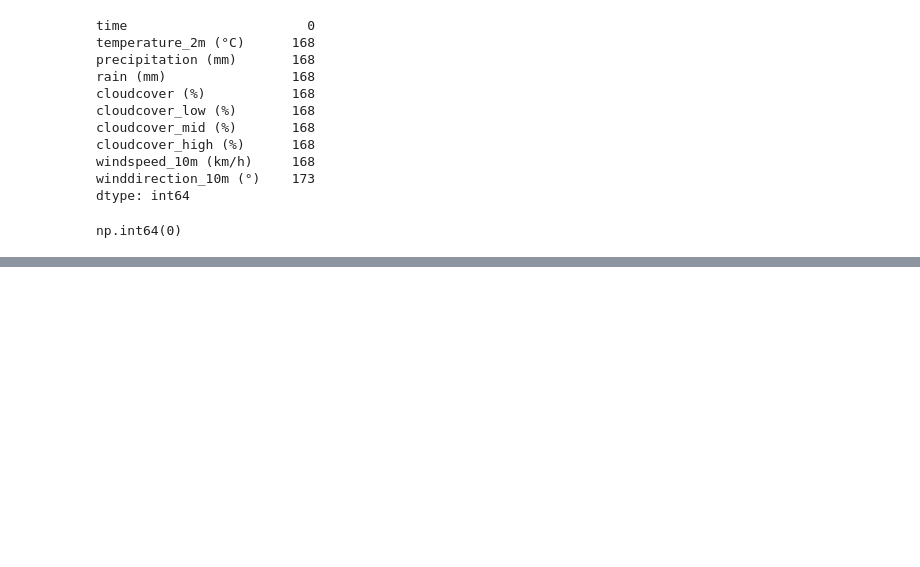
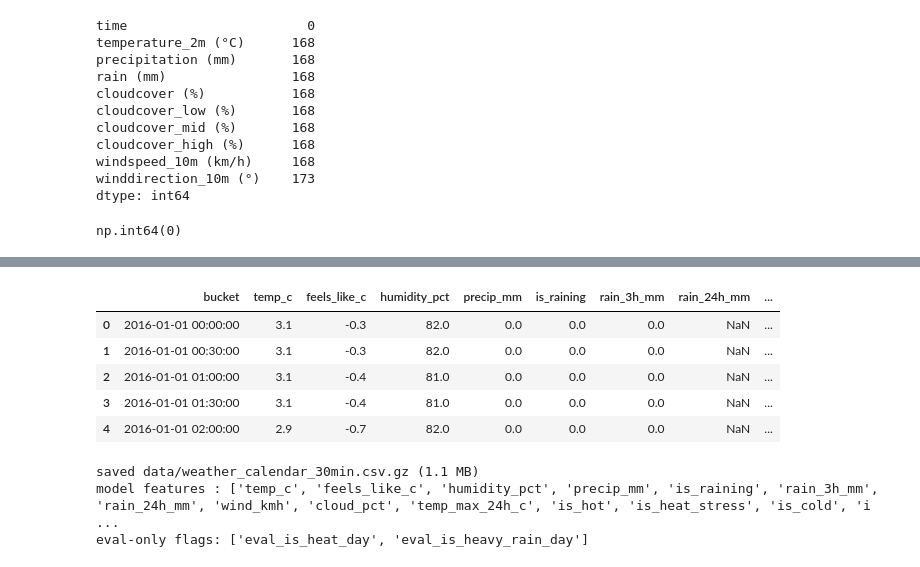
Before and after one commit to Mellerayba/Team-Grease-IBMZDatathon2026, a Jupyter notebook: notebooks/DarraghC.ipynb, the cells around one changed output, grey strips where cells are left out. Drawn from its saved outputs; the diff is of its cells as text; code cells hidden in the pictures; blank space fills up the shorter version.

```diff
--- a/notebooks/DarraghC.ipynb
+++ b/notebooks/DarraghC.ipynb
@@ -72,0 +227,20 @@ np.int64(0)
+# %%
+from pandas.tseries.holiday import USFederalHolidayCalendar
+
+days = pd.DataFrame({"date": pd.date_range(w.index.min().floor("D"), w.index.max().floor("D"))})
+hol = USFederalHolidayCalendar().holidays(days.date.min(), days.date.max())
+days["is_holiday"] = days.date.isin(hol).astype(int)
+days["is_day_before_holiday"] = days.is_holiday.shift(-1, fill_value=0)
+days["is_day_after_holiday"] = days.is_holiday.shift(1, fill_value=0)
+
+daily = w.temperature_2m.resample("D").max().rename("tmax")
+rain_day = w.precipitation.resample("D").sum().rename("rain_mm")
+days = days.merge(daily.reset_index().rename(columns={"time": "date"}), on="date", how="left") \
+           .merge(rain_day.reset_index().rename(columns={"time": "date"}), on="date", how="left")
+days["eval_is_heat_day"] = (days.tmax >= 32).astype(int)           # ~90F
+days["eval_is_heavy_rain_day"] = (days.rain_mm >= 12.7).astype(int)  # ~0.5in
+CALENDAR_FEATURES = ["is_holiday", "is_day_before_holiday", "is_day_after_holiday"]
+EVAL_FLAGS = ["eval_is_heat_day", "eval_is_heavy_rain_day"]
+print("holidays:", int(days.is_holiday.sum()), "| heat days:", int(days.eval_is_heat_day.sum()),
+      "| heavy-rain days:", int(days.eval_is_heavy_rain_day.sum()))
+print("heat days per year:", days[days.eval_is_heat_day == 1].date.dt.year.value_counts().sort_index().to_dict())
@@ -72,0 +254,13 @@ np.int64(0)
+# %%
+half = pd.date_range(f.index.min(), f.index.max() + pd.Timedelta("30min"), freq="30min", name="bucket")
+wx = f.reindex(half).ffill(limit=1)                        # hourly reading covers both half-hours
+wx = wx.reset_index()
+wx["date"] = wx.bucket.dt.floor("D")
+wx = wx.merge(days[["date"] + CALENDAR_FEATURES + EVAL_FLAGS], on="date", how="left").drop(columns="date")
+
+# checks the model relies on
+assert wx.bucket.is_unique and (wx.bucket.diff().dropna() == pd.Timedelta("30min")).all(), "bucket grid is not regular"
+print(wx.shape, wx.bucket.min(), "->", wx.bucket.max())
+print("rows with no weather:", int(wx.temp_c.isna().sum()))
+wx.head()
+# %% [output]
@@ -72,0 +269,16 @@ np.int64(0)
+|  | bucket | temp_c | feels_like_c | humidity_pct | precip_mm | is_raining | rain_3h_mm | rain_24h_mm | ... |
+| 0 | 2016-01-01 00:00:00 | 3.1 | -0.3 | 82.0 | 0.0 | 0.0 | 0.0 | NaN | ... |
+| 1 | 2016-01-01 00:30:00 | 3.1 | -0.3 | 82.0 | 0.0 | 0.0 | 0.0 | NaN | ... |
+| 2 | 2016-01-01 01:00:00 | 3.1 | -0.4 | 81.0 | 0.0 | 0.0 | 0.0 | NaN | ... |
+| 3 | 2016-01-01 01:30:00 | 3.1 | -0.4 | 81.0 | 0.0 | 0.0 | 0.0 | NaN | ... |
+| 4 | 2016-01-01 02:00:00 | 2.9 | -0.7 | 82.0 | 0.0 | 0.0 | 0.0 | NaN | ... |
+# %%
+OUT = DATA / "weather_calendar_30min.csv.gz"
+wx.to_csv(OUT, index=False)
+print("saved", OUT, f"({OUT.stat().st_size / 1e6:.1f} MB)")
+print("model features :", WEATHER_FEATURES + CALENDAR_FEATURES)
+print("eval-only flags:", EVAL_FLAGS)
+# %% [output]
+saved data/weather_calendar_30min.csv.gz (1.1 MB)
+model features : ['temp_c', 'feels_like_c', 'humidity_pct', 'precip_mm', 'is_raining', 'rain_3h_mm', 'rain_24h_mm', 'wind_kmh', 'cloud_pct', 'temp_max_24h_c', 'is_hot', 'is_heat_stress', 'is_cold', 'i ...
+eval-only flags: ['eval_is_heat_day', 'eval_is_heavy_rain_day']
```
Also changed, not shown: parts of 37 cells of this notebook, 24 other files.
